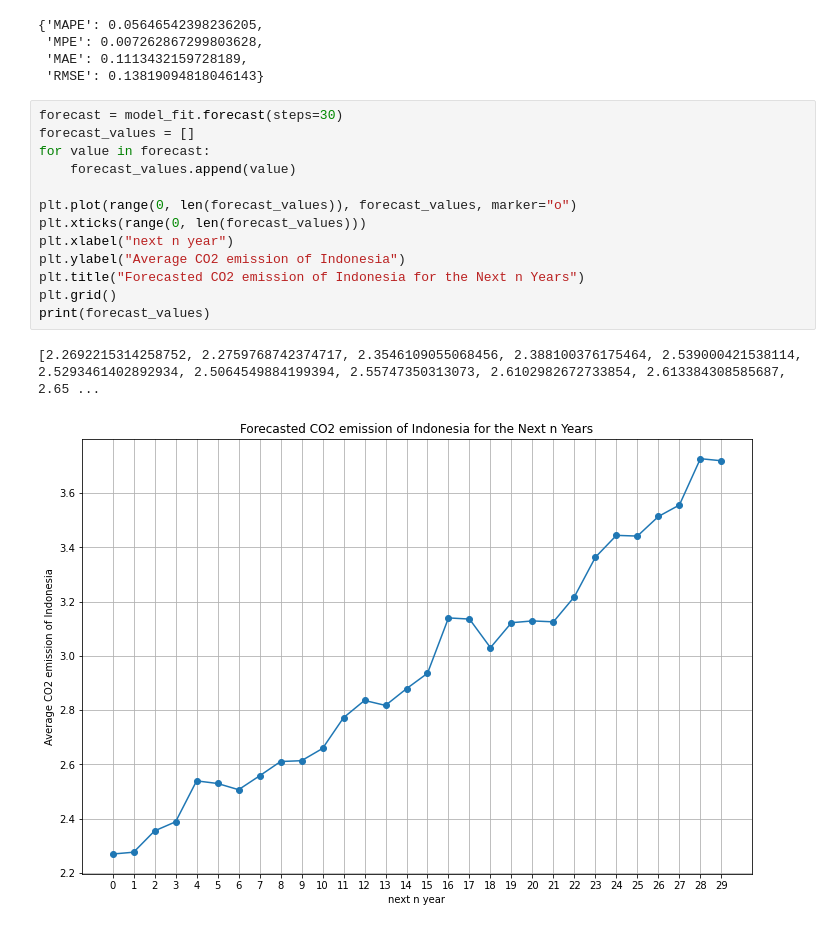
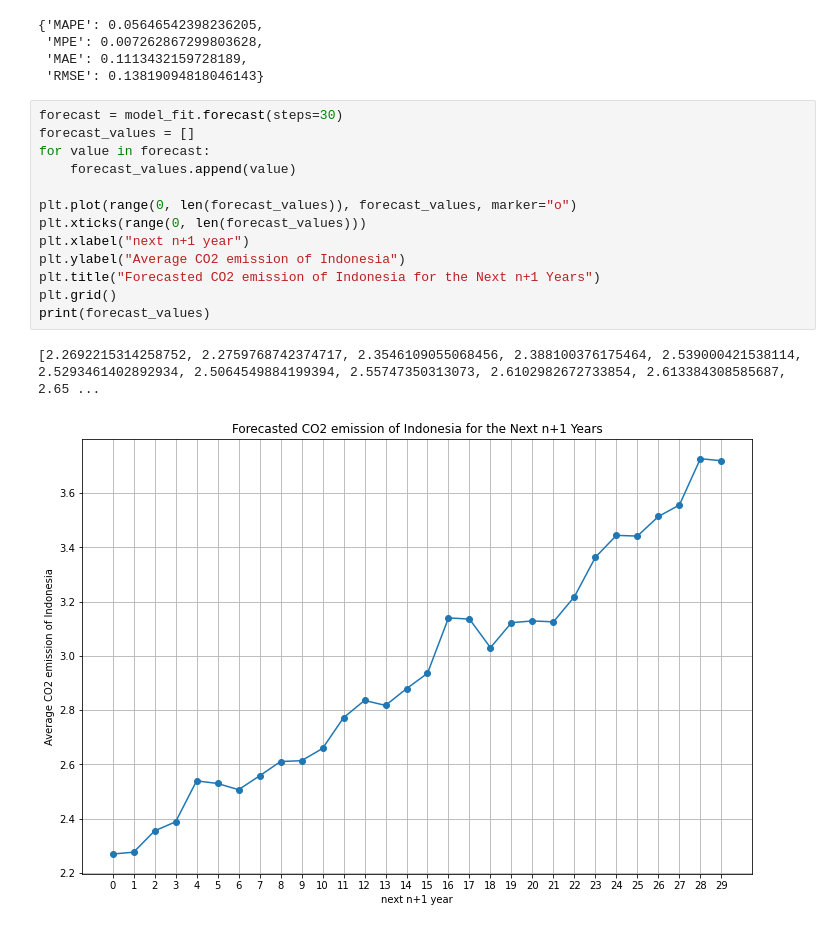
Before and after one commit to EdwardMatthew/Climate-Forecasting, a Jupyter notebook: Analysis/CO2_emission_trend.ipynb, the cells around one changed output. Cells and saved outputs as stored; diff of their text form.

```diff
--- a/Analysis/CO2_emission_trend.ipynb
+++ b/Analysis/CO2_emission_trend.ipynb
@@ -204,16 +187,16 @@ pred_accuracy(results.values, test.values)
 # %%
 forecast = model_fit.forecast(steps=30)
 forecast_values = []
 for value in forecast:
     forecast_values.append(value)
 
 plt.plot(range(0, len(forecast_values)), forecast_values, marker="o")
 plt.xticks(range(0, len(forecast_values)))
-plt.xlabel("next n year")
+plt.xlabel("next n+1 year")
 plt.ylabel("Average CO2 emission of Indonesia")
-plt.title("Forecasted CO2 emission of Indonesia for the Next n Years")
+plt.title("Forecasted CO2 emission of Indonesia for the Next n+1 Years")
 plt.grid()
 print(forecast_values)
 # %% [output]
 [2.2692215314258752, 2.2759768742374717, 2.3546109055068456, 2.388100376175464, 2.539000421538114, 2.5293461402892934, 2.5064549884199394, 2.55747350313073, 2.6102982672733854, 2.613384308585687, 2.65 ...
-[figure, old version]
+[figure, new version]
```
Also changed, not shown: parts of 2 cells of this notebook, 2 other files.
